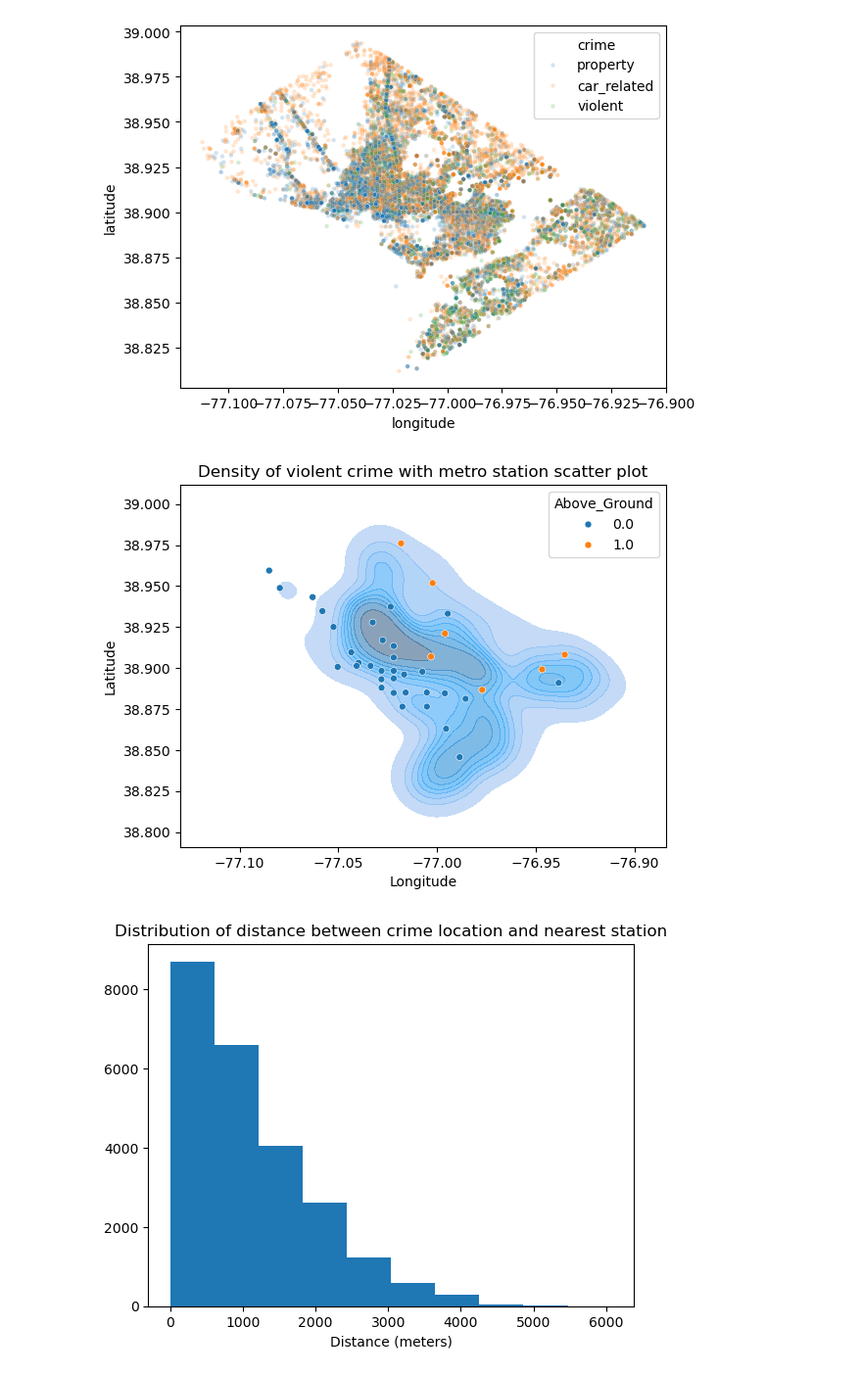
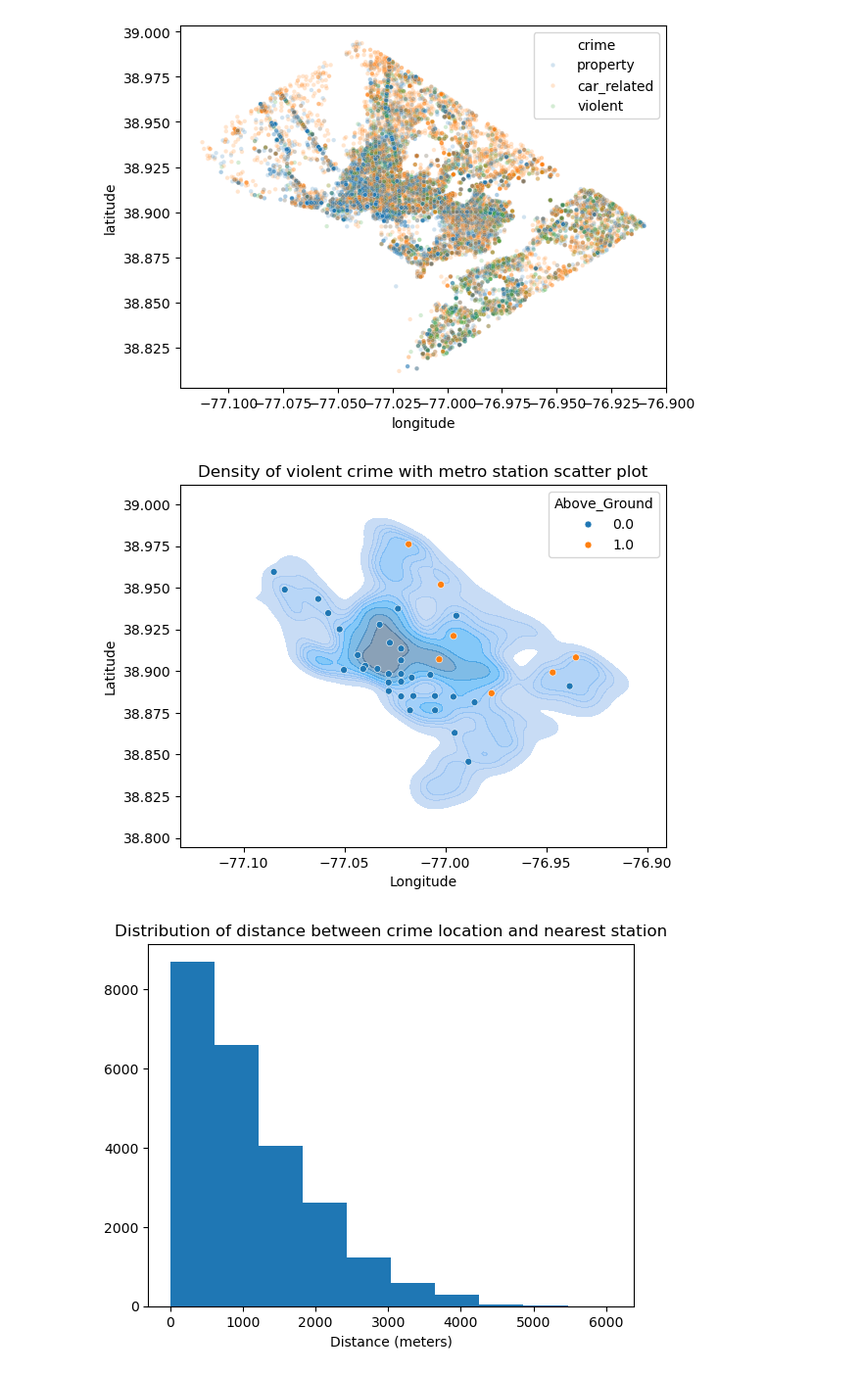
Before and after one commit to iansargent/DC-Metro-Crime, a Jupyter notebook: Scripts/Analysis/plots.ipynb, the cells around one changed output. Shown at 98% size. Cells and saved outputs as stored; diff of their text form; code cells hidden in the pictures.

Commit message:
uodated KDE plot for new use

```diff
--- a/Scripts/Analysis/plots.ipynb
+++ b/Scripts/Analysis/plots.ipynb
@@ -58,22 +58,22 @@ metro["lat"] = metro.geometry.y
 # %%
 sns.kdeplot(data=data[data['crime'] == 'violent'], # switch out for 'car_related', 'violent' or 'property'
             x='longitude',
             y='latitude',
             fill=True,
-            hue='crime', # 'SHIFT'
+            #hue='crime', # 'SHIFT'
             alpha = 0.6)
 # overlay metro stations
 sns.scatterplot(data=metro,
                 x= 'lon',
                 y= 'lat',
                 s=25,
                 hue='Above_Ground')
 plt.title('Density of violent crime with metro station scatter plot')
 plt.xlabel("Longitude")
 plt.ylabel("Latitude")
 plt.show()
 # %% [output]
-[figure, old version]
+[figure, new version]
 # %%
 plt.hist(data=data, x='distance_meters')
 plt.xlabel('Distance (meters)')
```
